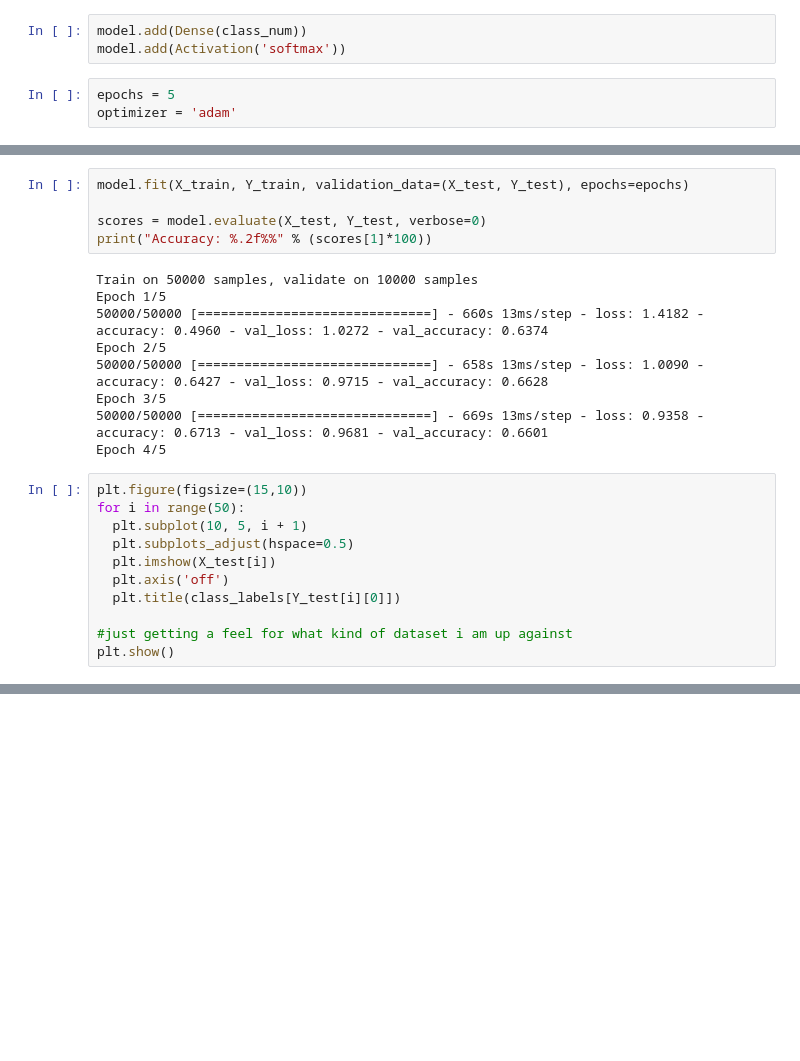
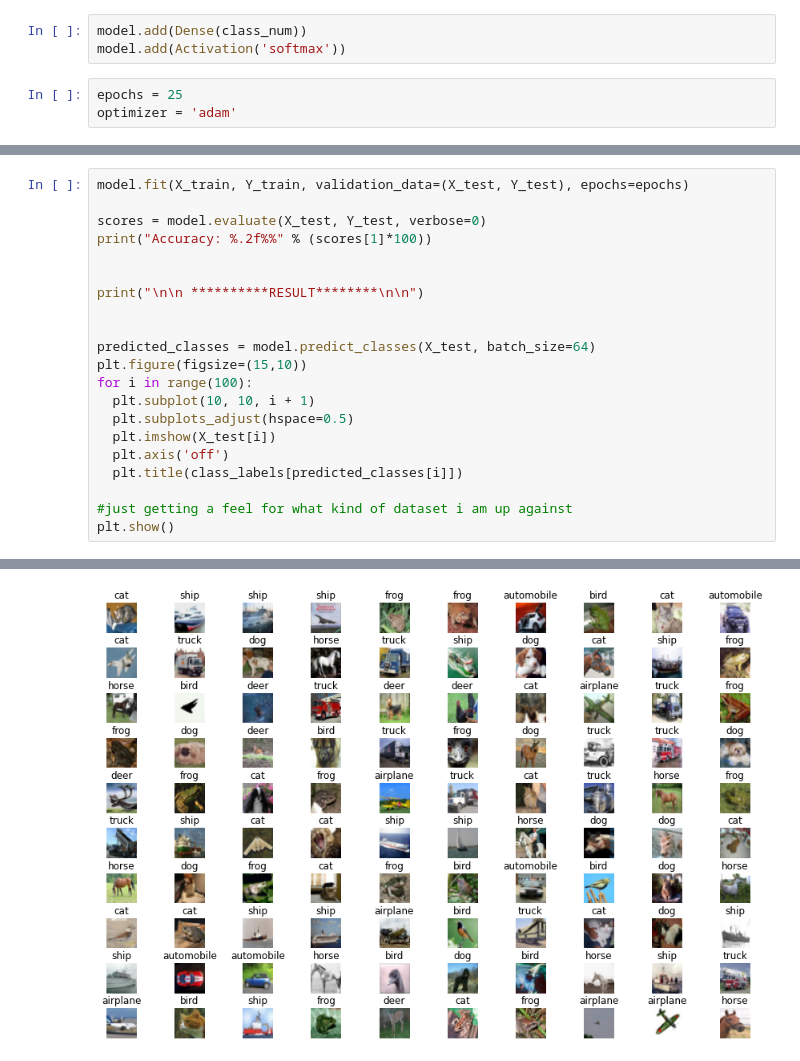
Before and after one commit to shressujan/Image_classification, a Jupyter notebook: image_classification.ipynb, the cells around one changed output, grey strips where cells are left out. Drawn from its saved outputs; the diff is of its cells as text; blank space fills up the shorter version.

```diff
--- a/image_classification.ipynb
+++ b/image_classification.ipynb
@@ -126,7 +131,7 @@ model.add(BatchNormalization())
 model.add(Dense(class_num))
 model.add(Activation('softmax'))
 # %%
-epochs = 5
+epochs = 25
 optimizer = 'adam'
 # %%
 model.compile(loss='categorical_crossentropy', optimizer= optimizer, metrics=['accuracy'])
@@ -149,28 +154,25 @@ Trainable params: 8,517,514
 Non-trainable params: 1,216
 _________________________________________________________________
 None
-# %%
-model.fit(X_train, Y_train, validation_data=(X_test, Y_test), epochs=epochs)
-
-scores = model.evaluate(X_test, Y_test, verbose=0)
-print("Accuracy: %.2f%%" % (scores[1]*100))
-# %% [output]
-Train on 50000 samples, validate on 10000 samples
-Epoch 1/5
-50000/50000 [==============================] - 660s 13ms/step - loss: 1.4182 - accuracy: 0.4960 - val_loss: 1.0272 - val_accuracy: 0.6374
-Epoch 2/5
-50000/50000 [==============================] - 658s 13ms/step - loss: 1.0090 - accuracy: 0.6427 - val_loss: 0.9715 - val_accuracy: 0.6628
-Epoch 3/5
-50000/50000 [==============================] - 669s 13ms/step - loss: 0.9358 - accuracy: 0.6713 - val_loss: 0.9681 - val_accuracy: 0.6601
-Epoch 4/5
 # %%
+model.fit(X_train, Y_train, validation_data=(X_test, Y_test), epochs=epochs)
+
+scores = model.evaluate(X_test, Y_test, verbose=0)
+print("Accuracy: %.2f%%" % (scores[1]*100))
+
+
+print("\n\n **********RESULT********\n\n")
+
+
+predicted_classes = model.predict_classes(X_test, batch_size=64)
 plt.figure(figsize=(15,10))
-for i in range(50):
-  plt.subplot(10, 5, i + 1)
+for i in range(100):
+  plt.subplot(10, 10, i + 1)
   plt.subplots_adjust(hspace=0.5)
   plt.imshow(X_test[i])
   plt.axis('off')
-  plt.title(class_labels[Y_test[i][0]])
+  plt.title(class_labels[predicted_classes[i]])
 
 #just getting a feel for what kind of dataset i am up against
 plt.show()
+# %% [output]
@@ -176,0 +196 @@ plt.show()
+[figure, added]
```
Also changed, not shown: parts of 4 cells of this notebook.
